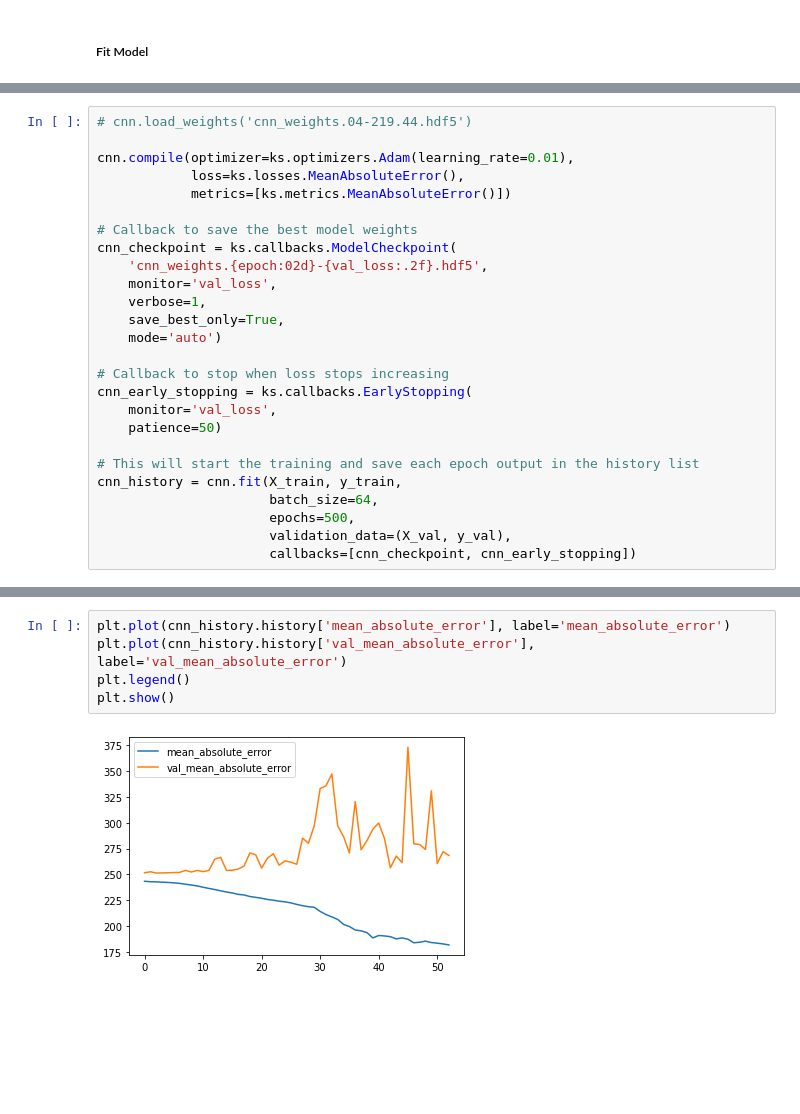
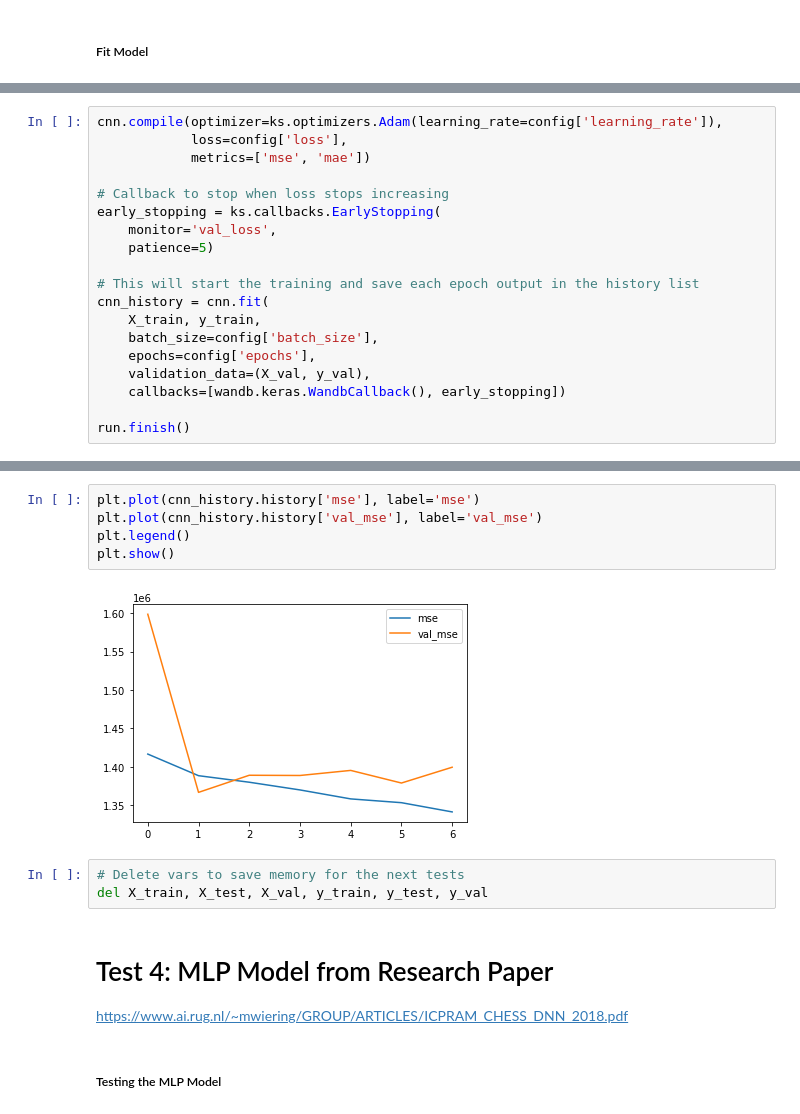
Before and after one commit to jdwalbur/CS254MLFinalProject, a Jupyter notebook: final-project.ipynb, the cells around one changed output, grey strips where cells are left out. Saved outputs shown, nothing was run; the diff lists cells and outputs as text; blank space fills up the shorter version.

```diff
--- a/final-project.ipynb
+++ b/final-project.ipynb
@@ -1403,27 +1427,20 @@ _________________________________________________________________
 # %%
-# cnn.load_weights('cnn_weights.04-219.44.hdf5')
-
-cnn.compile(optimizer=ks.optimizers.Adam(learning_rate=0.01),
-            loss=ks.losses.MeanAbsoluteError(),
-            metrics=[ks.metrics.MeanAbsoluteError()])
-
-# Callback to save the best model weights
-cnn_checkpoint = ks.callbacks.ModelCheckpoint(
-    'cnn_weights.{epoch:02d}-{val_loss:.2f}.hdf5',
-    monitor='val_loss',
-    verbose=1,
-    save_best_only=True,
-    mode='auto')
+cnn.compile(optimizer=ks.optimizers.Adam(learning_rate=config['learning_rate']),
+            loss=config['loss'],
+            metrics=['mse', 'mae'])
 
 # Callback to stop when loss stops increasing
-cnn_early_stopping = ks.callbacks.EarlyStopping(
+early_stopping = ks.callbacks.EarlyStopping(
     monitor='val_loss',
-    patience=50)
+    patience=5)
 
 # This will start the training and save each epoch output in the history list
-cnn_history = cnn.fit(X_train, y_train,
-                      batch_size=64,
-                      epochs=500,
-                      validation_data=(X_val, y_val),
-                      callbacks=[cnn_checkpoint, cnn_early_stopping])
+cnn_history = cnn.fit(
+    X_train, y_train,
+    batch_size=config['batch_size'],
+    epochs=config['epochs'],
+    validation_data=(X_val, y_val),
+    callbacks=[wandb.keras.WandbCallback(), early_stopping])
+
+run.finish()
 # %% [output]
@@ -1447,7 +1483,16 @@ Epoch 00053: val_loss did not improve from 251.38805
 # %%
-plt.plot(cnn_history.history['mean_absolute_error'], label='mean_absolute_error')
-plt.plot(cnn_history.history['val_mean_absolute_error'], label='val_mean_absolute_error')
+plt.plot(cnn_history.history['mse'], label='mse')
+plt.plot(cnn_history.history['val_mse'], label='val_mse')
 plt.legend()
 plt.show()
 # %% [output]
-[figure, old version]
+[figure, new version]
+# %%
+# Delete vars to save memory for the next tests
+del X_train, X_test, X_val, y_train, y_test, y_val
+# %% [markdown]
+# Test 4: MLP Model from Research Paper
+
+https://www.ai.rug.nl/~mwiering/GROUP/ARTICLES/ICPRAM_CHESS_DNN_2018.pdf
+# %% [markdown]
+##### Testing the MLP Model
```
Also changed, not shown: parts of 49 cells of this notebook.
